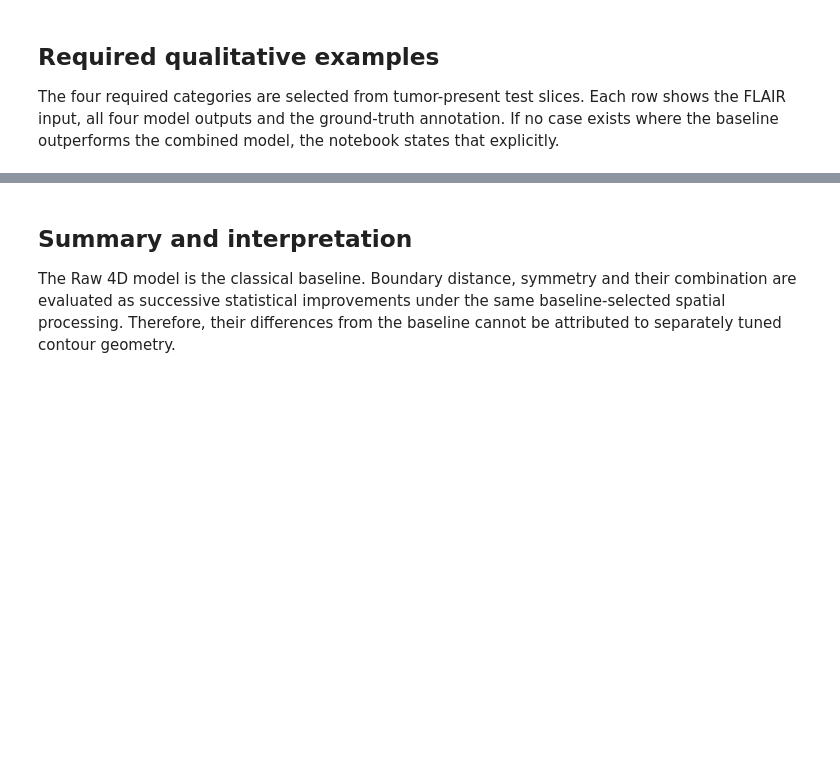
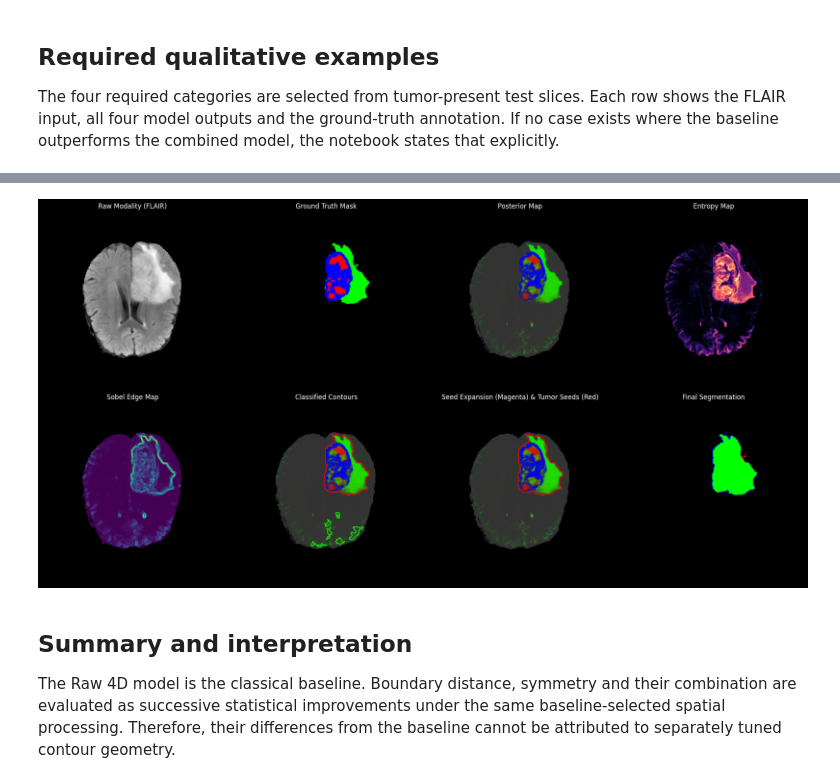
Before and after one commit to yuvalira/Brain_Tumor_Segmentation, a Jupyter notebook: main.ipynb, the cells around one changed output, grey strips where cells are left out. Saved outputs shown, nothing was run; the diff lists cells and outputs as text; code cells hidden in the pictures; blank space fills up the shorter version.

```diff
--- a/main.ipynb
+++ b/main.ipynb
@@ -858,3 +1017,7 @@ display(pd.DataFrame(qualitative_explanations).round(3))
+# %%
+_ = eval_vol(254, return_details=True, show_plots=True, **MODEL_SPECS["Raw (4D)"])
+# %% [output]
+[figure, added]
 # %% [markdown]
 ## Summary and interpretation
 
```
Also changed, not shown: parts of 24 cells of this notebook, 21 other files.
